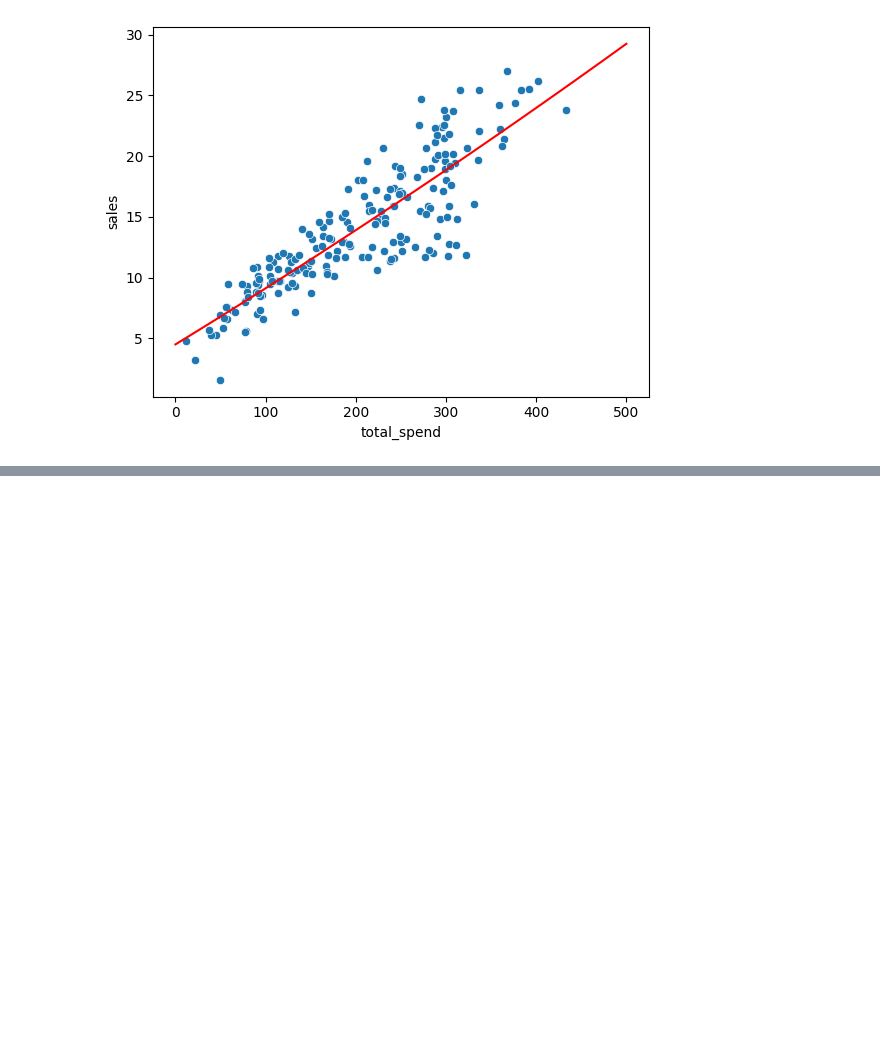
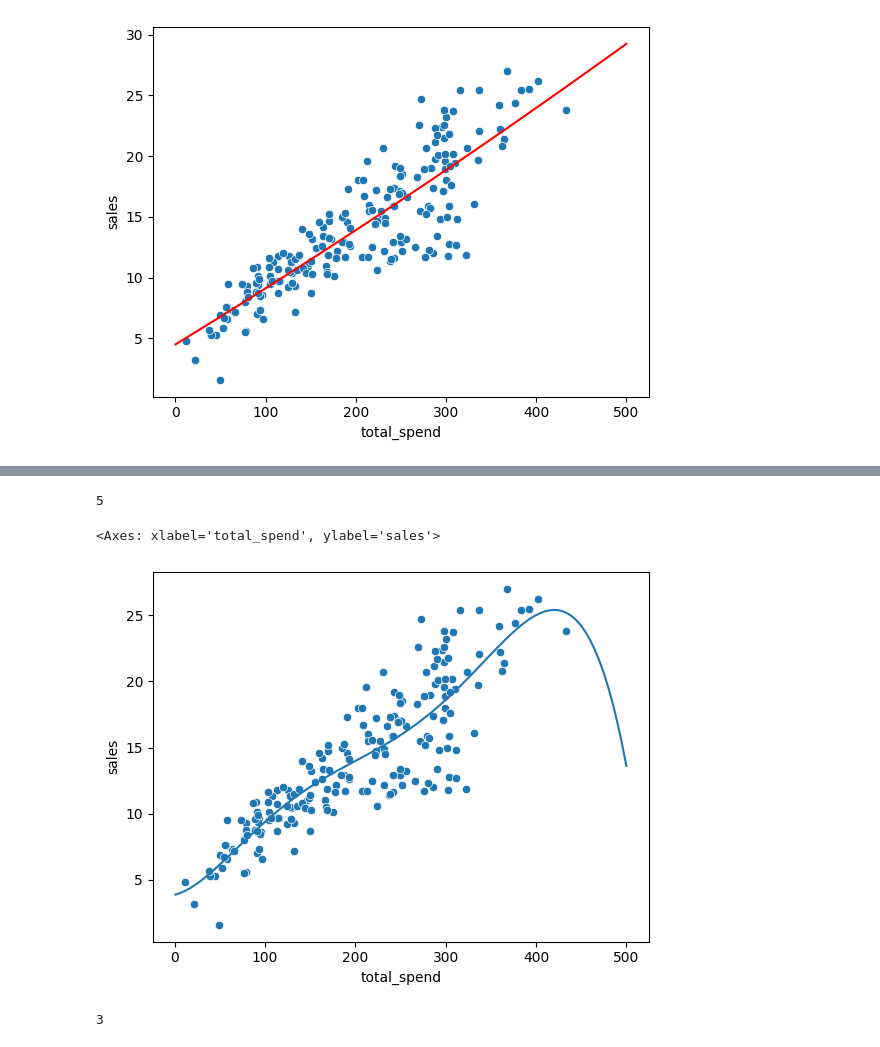
Before and after one commit to UnlimitedV/Learning_ML, a Jupyter notebook: Machine Learning Algorithms/Linear Regression/00-Intro-to-Simple-Linear-Regression.ipynb, the cells around one changed output, grey strips where cells are left out. Cells and saved outputs as stored; diff of their text form; code cells hidden in the pictures; blank space fills up the shorter version.

```diff
--- a/Machine Learning Algorithms/Linear Regression/00-Intro-to-Simple-Linear-Regression.ipynb
+++ b/Machine Learning Algorithms/Linear Regression/00-Intro-to-Simple-Linear-Regression.ipynb
@@ -204,0 +221,7 @@ plt.plot(a, y_p, c='r')
+# %%
+def predict(x, y, deg, pred):
+    res = 0
+    tpl = np.polyfit(x=x, y=y, deg=deg)
+    for i in range(len(tpl)):
+        res += tpl[i] * pred ** (len(tpl)-i-1)
+    return res
@@ -204,0 +237,27 @@ plt.plot(a, y_p, c='r')
+# %%
+li = []
+for i in range(11):
+    a = predict(df['total_spend'], df['sales'], i, 337.1)
+    li.append(abs(22.1 - a))
+total_deg = li.index(min(li))
+total_deg
+# %% [output]
+5
+# %%
+x = np.linspace(1, 500, 100)
+# %%
+y_pred = predict(df['total_spend'], df['sales'], total_deg, x)
+plt.plot(x, y_pred)
+sns.scatterplot(x='total_spend',y='sales',data=df)
+# %% [output]
+<Axes: xlabel='total_spend', ylabel='sales'>
+[figure, added]
+# %%
+li = []
+for i in range(11):
+    a = predict(df['total_spend'], df['sales'], i, 107.2)
+    li.append(abs(9.7 - a))
+total_deg = li.index(min(li))
+total_deg
+# %% [output]
+3
```
Also changed, not shown: parts of 6 cells of this notebook.
